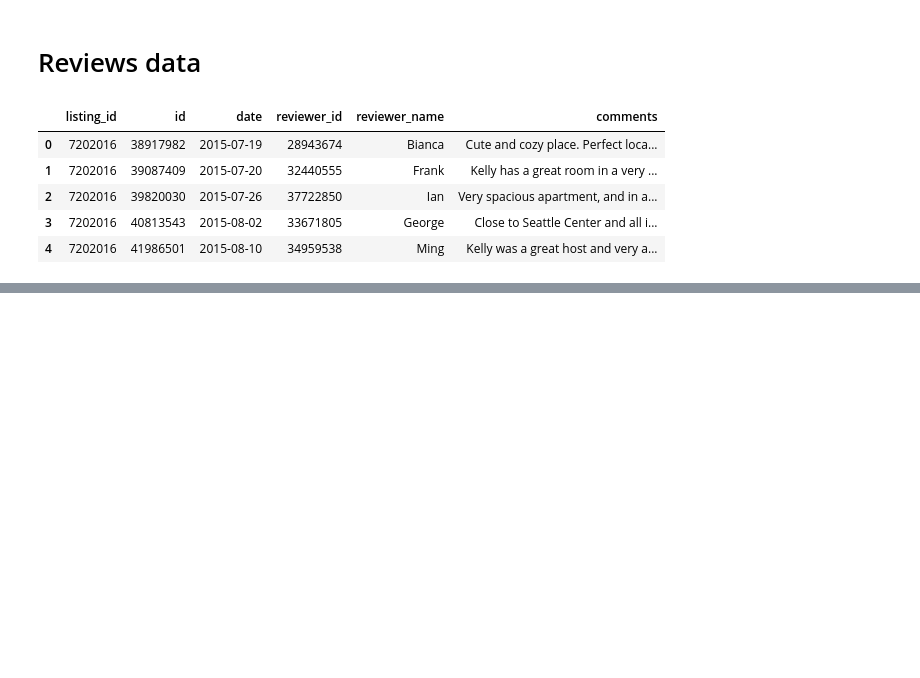
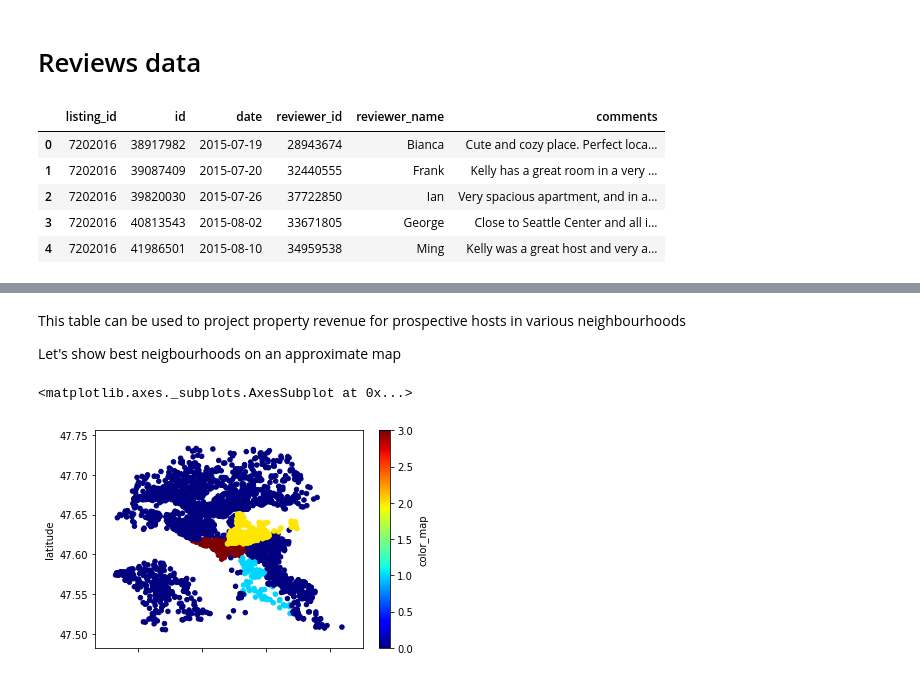
Before and after one commit to barkas62/data_scientist_project1, a Jupyter notebook: airbnb_data_analysis.ipynb, the cells around one changed output, grey strips where cells are left out. Cells and saved outputs as stored; diff of their text form; code cells hidden in the pictures; blank space fills up the shorter version.

Commit message:
best revenue neighbourhoods finished

```diff
--- a/airbnb_data_analysis.ipynb
+++ b/airbnb_data_analysis.ipynb
@@ -92,0 +106,2 @@ Name: estimated_revenue, Length: 84849, dtype: int64
+# %%
+listings_df = pd.merge(listings_df, total_revenue_per_listing_df, left_on='id', right_on='listing_id', how='left')
@@ -92,0 +114,2 @@ Name: estimated_revenue, Length: 84849, dtype: int64
+# %%
+listings_df['estimated_revenue'].fillna(0, inplace = True)
@@ -92,0 +126,5 @@ Name: estimated_revenue, Length: 84849, dtype: int64
+# %%
+best_neighbourhoods_for_hosts = listings_df[['neighbourhood_group_cleansed', 'estimated_revenue']]. \
+                    groupby('neighbourhood_group_cleansed').mean().sort_values('estimated_revenue', ascending=False)
+
+best_neighbourhoods_for_hosts.head(10)
@@ -92,0 +144,29 @@ Name: estimated_revenue, Length: 84849, dtype: int64
+# %% [markdown]
+This table can be used to project property revenue for prospective hosts in various neighbourhoods
+
+
+Let's show best neigbourhoods on an approximate map
+# %%
+# Color Mapping function: neighbourhood_group_cleansed --> color index
+
+def color_map(row):
+    # Uses globally defined best_neighbourhoods_for_hosts dataframe
+    neib = row['neighbourhood_group_cleansed']
+    if neib == best_neighbourhoods_for_hosts.index[0]:   # 'Downtown':
+        return 3
+    elif neib == best_neighbourhoods_for_hosts.index[1]: # 'Capitol Hill':
+        return 2
+    elif neib == best_neighbourhoods_for_hosts.index[2]: # 'Beacon Hill':
+        return 1
+    else:
+        return 0
+# %%
+# Copy necessary columns
+to_plot = listings_df[['neighbourhood_group_cleansed', 'longitude', 'latitude']].copy()
+# Create a new column with a colormap
+to_plot['color_map'] = to_plot.apply(color_map, axis='columns')
+
+to_plot.plot.scatter(x='longitude', y='latitude', c='color_map', colormap='jet')
+# %% [output]
+<matplotlib.axes._subplots.AxesSubplot at 0x...>
+[figure, added]
```
Also changed, not shown: parts of 17 cells of this notebook.
